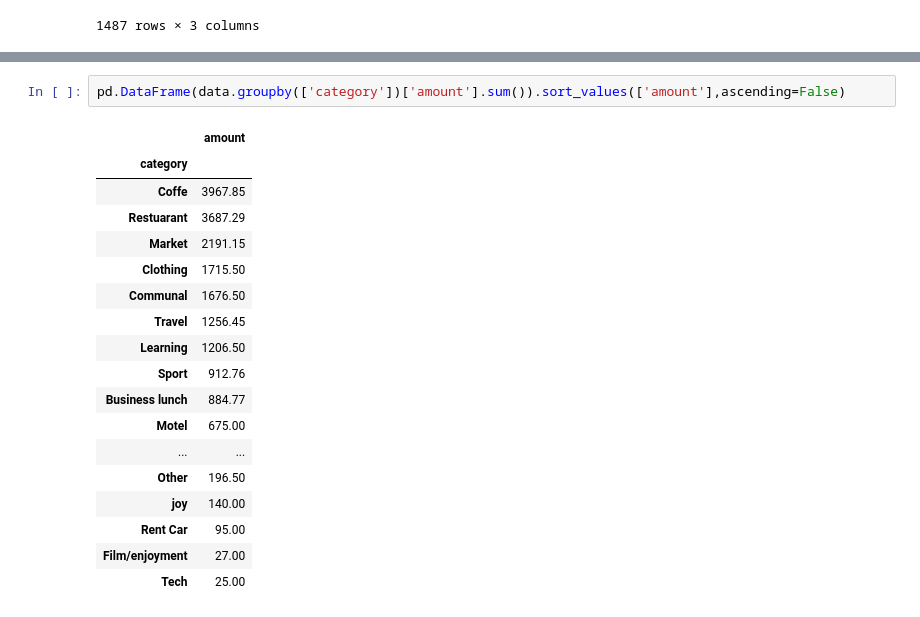
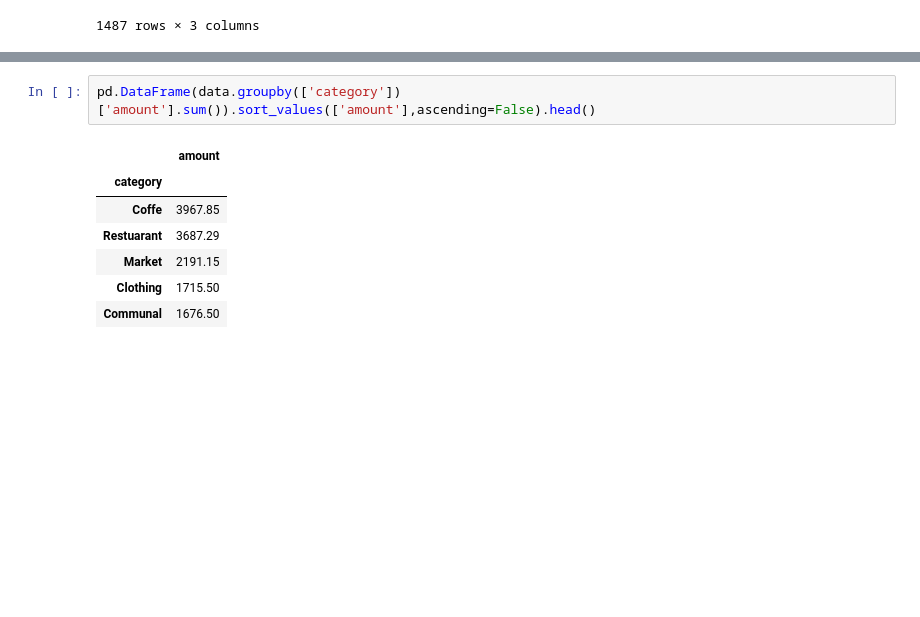
Before and after one commit to Ismat-Samadov/Budget_Prediction, a Jupyter notebook: Budget.ipynb, the cells around one changed output, grey strips where cells are left out. Drawn from its saved outputs; the diff is of its cells as text; blank space fills up the shorter version.

```diff
--- a/Budget.ipynb
+++ b/Budget.ipynb
@@ -67,21 +84,10 @@ data[['Day_of_Year','amount']].plot()
 # %%
-pd.DataFrame(data.groupby(['category'])['amount'].sum()).sort_values(['amount'],ascending=False)
+pd.DataFrame(data.groupby(['category'])['amount'].sum()).sort_values(['amount'],ascending=False).head()
 # %% [output]
 |  | amount |
 | category |  |
 | Coffe | 3967.85 |
 | Restuarant | 3687.29 |
 | Market | 2191.15 |
 | Clothing | 1715.50 |
 | Communal | 1676.50 |
-| Travel | 1256.45 |
-| Learning | 1206.50 |
-| Sport | 912.76 |
-| Business lunch | 884.77 |
-| Motel | 675.00 |
-| ... | ... |
-| Other | 196.50 |
-| joy | 140.00 |
-| Rent Car | 95.00 |
-| Film/enjoyment | 27.00 |
-| Tech | 25.00 |
```
Also changed, not shown: parts of 14 cells of this notebook.
